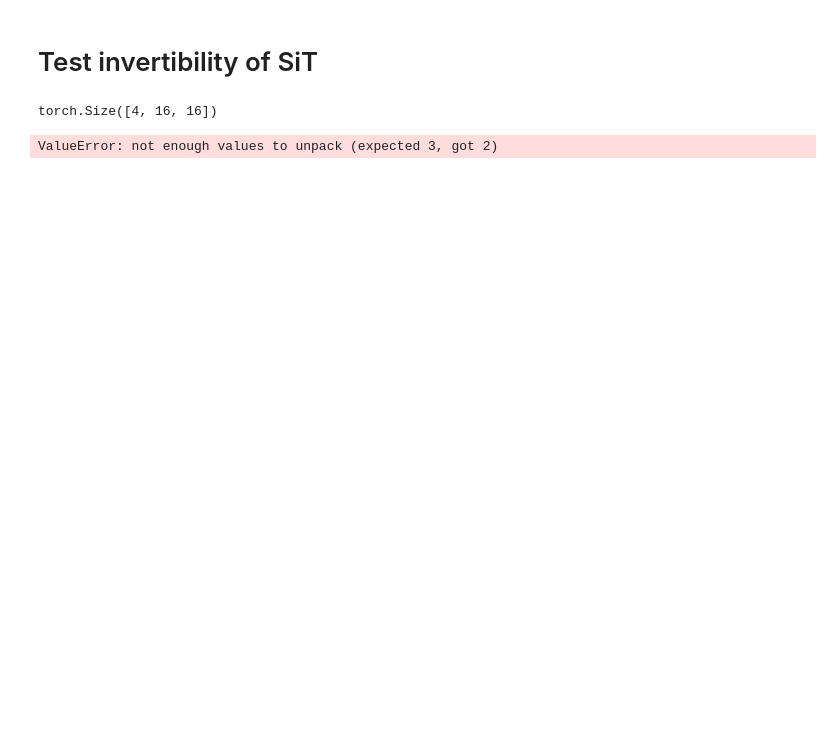
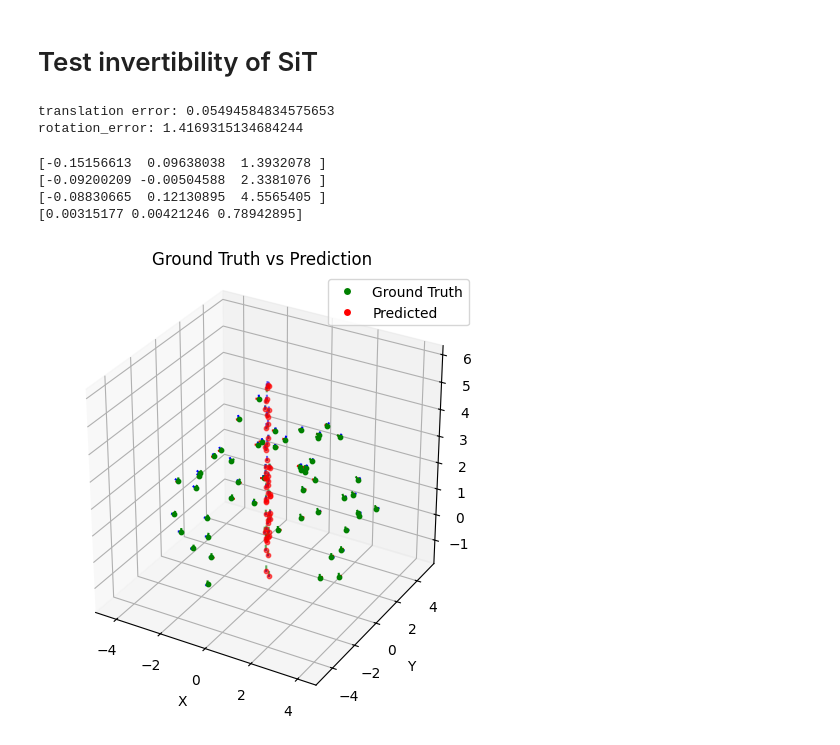
Before and after one commit to JimmyTan2000/SiT, a Jupyter notebook: evaluate.ipynb, the cells around one changed output. Saved outputs shown, nothing was run; the diff lists cells and outputs as text; code cells hidden in the pictures; blank space fills up the shorter version.

```diff
--- a/evaluate.ipynb
+++ b/evaluate.ipynb
@@ -243,7 +244,7 @@ vae_model = "stabilityai/sd-vae-ft-ema"
 latent_size = int(image_size) // 8
 
 model = SiT_B_8(input_size=latent_size, num_classes=1).to('cuda')
-state_dict = find_model("results/300_epochs/0060000.pt")                # Print the actual tensor (can be large!)
+state_dict = find_model("results/000-SiT-B-8-Linear-velocity-None/checkpoints/0072000.pt")                # Print the actual tensor (can be large!)
 model.load_state_dict(state_dict)
 model.eval() # important!
 vae = AutoencoderKL.from_pretrained(vae_model).to('cuda')
@@ -308,7 +309,7 @@ device = 'cuda'
 transform = transforms.Compose([
     transforms.Resize(128),
     transforms.ToTensor(),
-    transforms.Normalize(mean=[0.5, 0.5, 0.5], std=[0.5, 0.5, 0.5], inplace=True)
+    transforms.Normalize(mean=[0, 0, 0], std=[1, 1, 1], inplace=True)
 ])
 
 dataset = SiTDataset("data/chair_data/test", transform=transform)
@@ -321,7 +322,4 @@ eval_loader = DataLoader(
     drop_last=True
 )
 
-def extract_pose(pose):
-    pass
-
 ys = torch.zeros(1, dtype=torch.long, device="cuda")
@@ -370,7 +390,10 @@ def evaluate_poses(ground_truth, prediction):
 total_translation_error = 0
 total_rotation_error = 0
 plot_data = []
+pose_gt = []
+pose_pred = []
 
+i = 0
 for image, gaussian_pose, gt_pose, noise in tqdm(eval_loader, "Evaluating model..."):
 
     noise = noise.to("cuda")[0]
@@ -393,27 +416,34 @@ for image, gaussian_pose, gt_pose, noise in tqdm(eval_loader, "Evaluating model.
     y = torch.cat([y, y_null], 0)
     model_kwargs = dict(y=y, cfg_scale=cfg_scale)
 
-    #Use gaussian_pose to synthesize a new image using SiT
     samples = sample_fn(z, model.forward_with_cfg, **model_kwargs)[-1]
-    samples = samples[0][0]
+
+    #HERE was the error, I had samples = samples[0][0]
 
     denoised_pose = samples - noise
-    denoised_pose = reverse_pose(denoised_pose)
 
-    translation_error, rotation_error = evaluate_poses(gt_pose[0], denoised_pose)
+    reconstructed_pose = extract_original_pose(denoised_pose, dataset.pose_mean,dataset.pose_mean)
+
+    pose_pred.append(reconstructed_pose.cpu().detach().numpy())
+    pose_gt.append(gt_pose[0].cpu().detach().numpy())
+
+    if i == 50:
+        break
+    else:
+        i += 1
+
+    translation_error, rotation_error = evaluate_poses(gt_pose[0], reconstructed_pose)
 
     plot_data.append([radius, translation_error, rotation_error])
 
     total_translation_error += translation_error
     total_rotation_error += rotation_error
 
-    break
-
 total_translation_error /= eval_loader.__len__()
 total_rotation_error /= eval_loader.__len__()
 
 print("translation error:", total_translation_error)
 print("rotation_error:", total_rotation_error)
 # %% [output]
-torch.Size([4, 16, 16])
+translation error: 0.05494584834575653
+rotation_error: 1.4169315134684244
-ValueError: not enough values to unpack (expected 3, got 2)
@@ -419,0 +497,14 @@ ValueError: not enough values to unpack (expected 3, got 2)
+# %%
+print(pose_pred[0][:3, 3])
+print(pose_pred[1][:3, 3])
+print(pose_pred[2][:3, 3])
+print(pose_pred[3][:3, 3])
+# %% [output]
+[-0.15156613  0.09638038  1.3932078 ]
+[-0.09200209 -0.00504588  2.3381076 ]
+[-0.08830665  0.12130895  4.5565405 ]
+[0.00315177 0.00421246 0.78942895]
+# %%
+plot_pose_lists(pose_gt, pose_pred)
+# %% [output]
+[figure, added]
```
Also changed, not shown: parts of 11 cells of this notebook.
